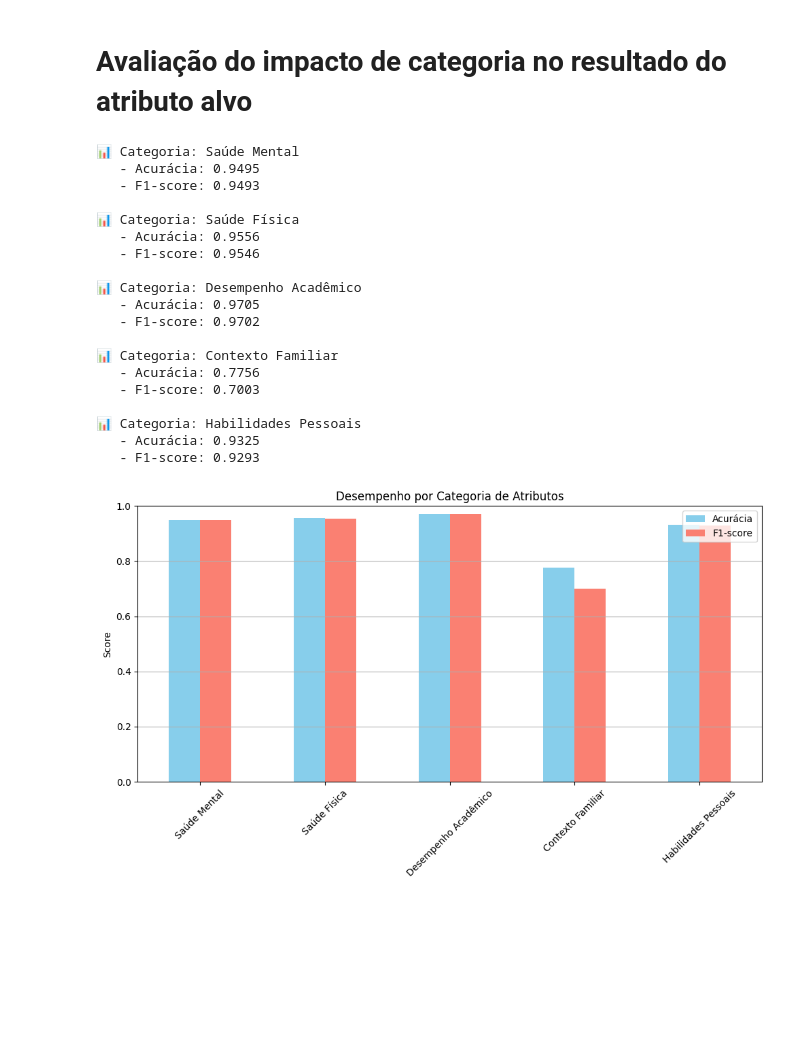
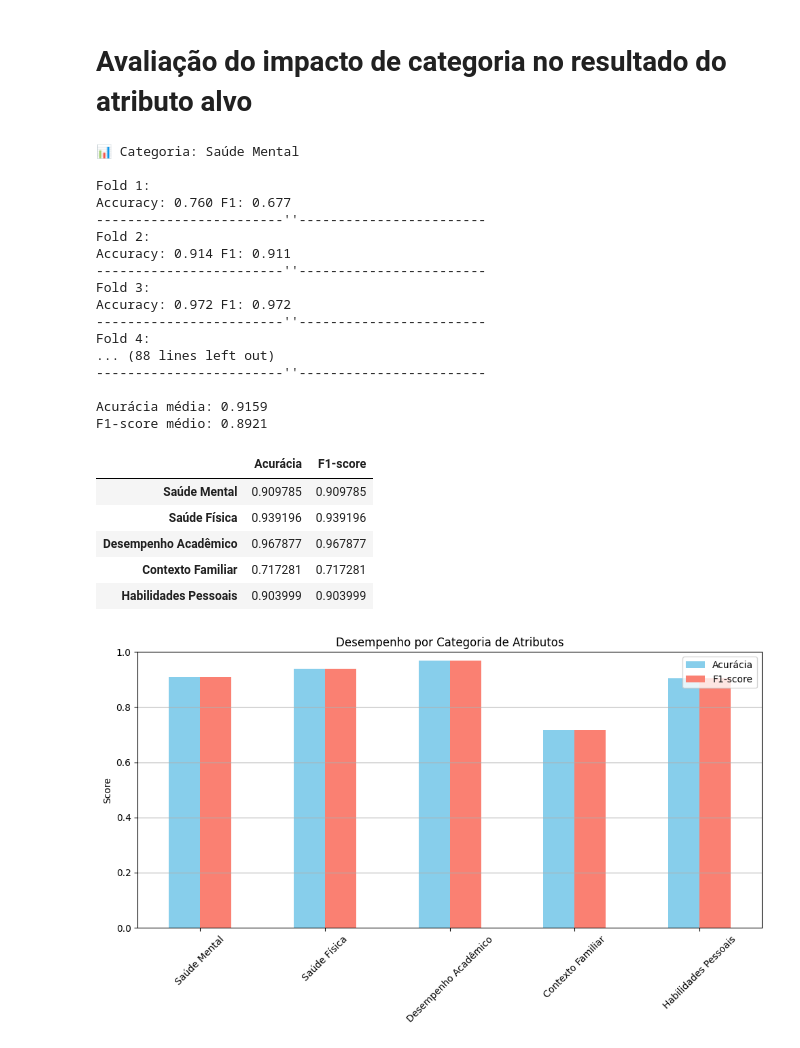
Before and after one commit to rafyzzs/tpia, a Jupyter notebook: ia.ipynb, the cells around one changed output. Drawn from its saved outputs; the diff is of its cells as text; code cells hidden in the pictures; blank space fills up the shorter version.

```diff
--- a/ia.ipynb
+++ b/ia.ipynb
@@ -497,42 +514,46 @@ def avaliar_categoria(df, atributos, nome_categoria):
 # %%
 resultados = {}
 
-resultados["Saúde Mental"] = avaliar_categoria( df_pre_processado, saude_mental, "Saúde Mental")
-resultados["Saúde Física"] = avaliar_categoria( df_pre_processado, saude_fisica, "Saúde Física")
-resultados["Desempenho Acadêmico"] = avaliar_categoria( df_pre_processado, desempenho_academico, "Desempenho Acadêmico")
-resultados["Contexto Familiar"] = avaliar_categoria(df_pre_processado, contexto_familiar, "Contexto Familiar")
-resultados["Habilidades Pessoais"] = avaliar_categoria(df_pre_processado, habilidades_pessoais, "Habilidades Pessoais")
+resultados["Saúde Mental"] = np.mean(arvore_decisão( df_pre_processado, saude_mental, "Saúde Mental",5))
+resultados["Saúde Física"] = np.mean(arvore_decisão( df_pre_processado, saude_fisica, "Saúde Física",5))
+resultados["Desempenho Acadêmico"] = np.mean(arvore_decisão( df_pre_processado, desempenho_academico, "Desempenho Acadêmico",5))
+resultados["Contexto Familiar"] = np.mean(arvore_decisão(df_pre_processado, contexto_familiar, "Contexto Familiar",5))
+resultados["Habilidades Pessoais"] = np.mean(arvore_decisão(df_pre_processado, habilidades_pessoais, "Habilidades Pessoais",5))
 
 # Convertendo resultados para DataFrame
 df_resultados = pd.DataFrame(resultados, index=["Acurácia", "F1-score"]).T
 
 # Gráfico
 df_resultados.plot(kind='bar', figsize=(10,6), color=["skyblue", "salmon"])
 plt.title("Desempenho por Categoria de Atributos")
 plt.ylabel("Score")
 plt.ylim(0, 1)
 plt.xticks(rotation=45)
 plt.grid(True, axis='y')
 plt.tight_layout()
 plt.show()
 # %% [output]
 📊 Categoria: Saúde Mental
-   - Acurácia: 0.9495
-   - F1-score: 0.9493
 
-📊 Categoria: Saúde Física
-   - Acurácia: 0.9556
-   - F1-score: 0.9546
+Fold 1:
+Accuracy: 0.760 F1: 0.677
+------------------------''------------------------
+Fold 2:
+Accuracy: 0.914 F1: 0.911
+------------------------''------------------------
+Fold 3:
+Accuracy: 0.972 F1: 0.972
+------------------------''------------------------
+Fold 4:
+... (88 lines left out)
+------------------------''------------------------
 
-📊 Categoria: Desempenho Acadêmico
-   - Acurácia: 0.9705
-   - F1-score: 0.9702
-
-📊 Categoria: Contexto Familiar
-   - Acurácia: 0.7756
-   - F1-score: 0.7003
-
-📊 Categoria: Habilidades Pessoais
-   - Acurácia: 0.9325
-   - F1-score: 0.9293
+Acurácia média: 0.9159
+F1-score médio: 0.8921
+|  | Acurácia | F1-score |
+| Saúde Mental | 0.909785 | 0.909785 |
+| Saúde Física | 0.939196 | 0.939196 |
+| Desempenho Acadêmico | 0.967877 | 0.967877 |
+| Contexto Familiar | 0.717281 | 0.717281 |
+| Habilidades Pessoais | 0.903999 | 0.903999 |
-[figure, old version]
+[figure, new version]
```
Also changed, not shown: parts of 6 cells of this notebook, 2 other files.
